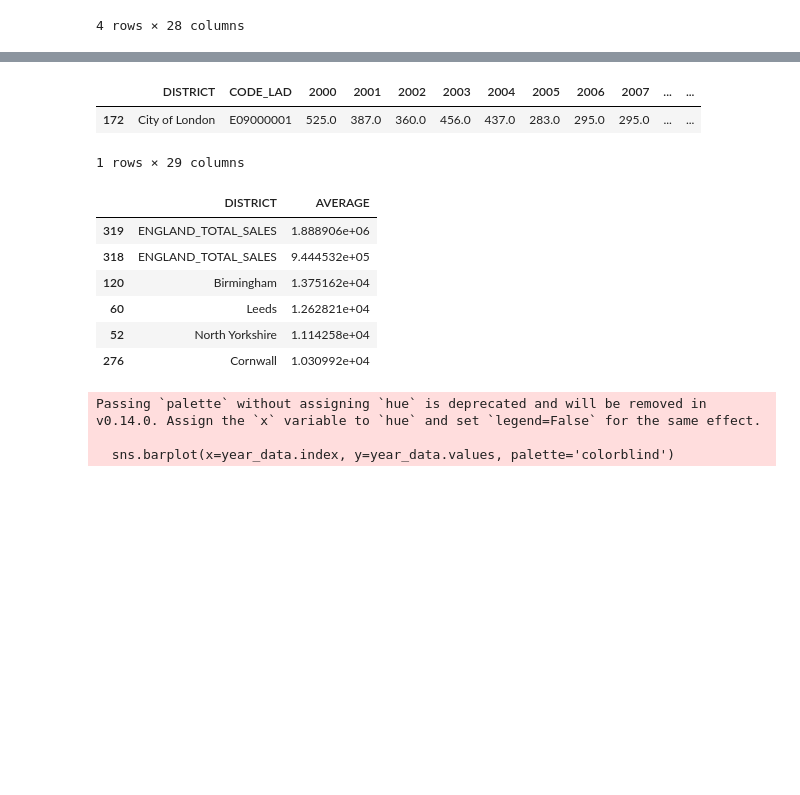
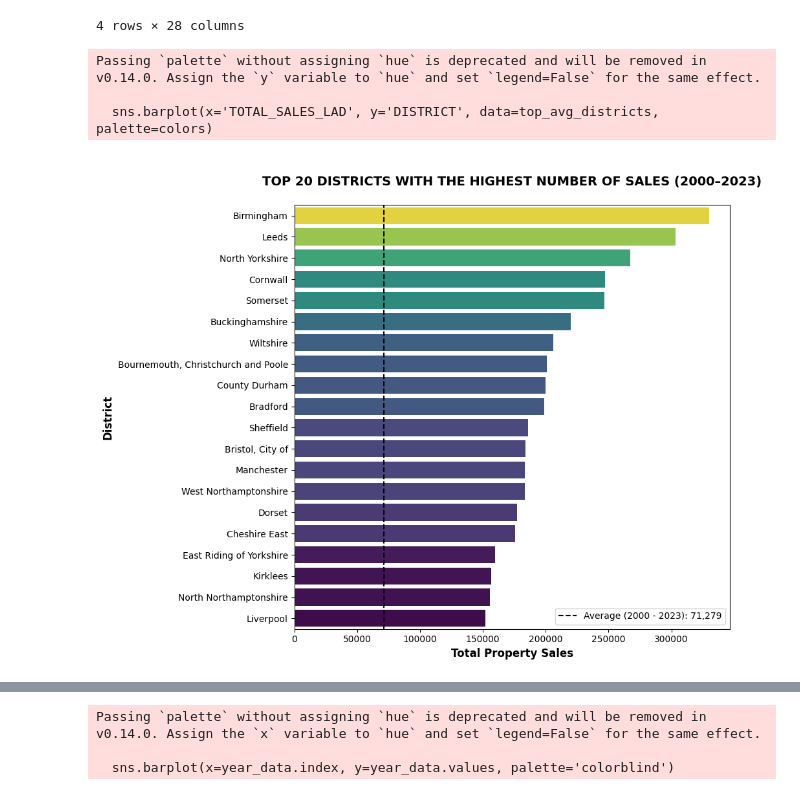
Before and after one commit to ClaudiaTurner/GEOG5990M, a Jupyter notebook: Final_Project_Python_GEOG5990M.ipynb, the cells around one changed output, grey strips where cells are left out. Saved outputs shown, nothing was run; the diff lists cells and outputs as text; code cells hidden in the pictures; blank space fills up the shorter version.

```diff
--- a/Final_Project_Python_GEOG5990M.ipynb
+++ b/Final_Project_Python_GEOG5990M.ipynb
@@ -256,3 +253,42 @@ Sales_England.head(4)
+# %%
+
+from matplotlib import cm
+
+# Assuming 'filtered_sales' and 'top_avg_districts' are your DataFrames
+
+# 1. Filter out summary row
+filtered_sales = Sales_England[Sales_England['DISTRICT'] != 'ENGLAND_TOTAL_YEAR']
+
+# 2. Sort by total and get top 20
+top_avg_districts = filtered_sales.sort_values('TOTAL_SALES_LAD', ascending=False).head(20)
+
+# 3. Calculate average total sales for these 20 districts
+avg_sales = filtered_sales['TOTAL_SALES_LAD'].mean()
+
+# 4. Create colorblind-friendly gradient
+norm = plt.Normalize(top_avg_districts['TOTAL_SALES_LAD'].min(), top_avg_districts['TOTAL_SALES_LAD'].max())
+cmap = cm.get_cmap('viridis')
+colors = [cmap(norm(val)) for val in top_avg_districts['TOTAL_SALES_LAD']]
+
+# 5. Plot
+plt.figure(figsize=(10, 8))
+sns.barplot(x='TOTAL_SALES_LAD', y='DISTRICT', data=top_avg_districts, palette=colors)
+
+# 6. Add vertical line for average
+plt.axvline(avg_sales, color='black', linestyle='--', linewidth=1.5, label=f"Average (2000 - 2023): {int(avg_sales):,}")
+
+# 7. Labels, title, legend
+plt.title("\nTOP 20 DISTRICTS WITH THE HIGHEST NUMBER OF SALES (2000–2023)\n", fontsize=14, fontweight='bold')
+plt.xlabel("Total Property Sales", fontsize=12, fontweight='bold')
+plt.ylabel("District", fontsize=12, fontweight='bold')
+plt.legend(loc='lower right')
+plt.tight_layout()
+plt.show()
+# %% [output]
+Passing `palette` without assigning `hue` is deprecated and will be removed in v0.14.0. Assign the `y` variable to `hue` and set `legend=False` for the same effect.
+
+  sns.barplot(x='TOTAL_SALES_LAD', y='DISTRICT', data=top_avg_districts, palette=colors)
+[figure, added]
 # %%
 # NEW ROW: TOTAL SALES AMOUNT PER YEAR IN ENGLAND
 
@@ -289,19 +325,3 @@ Sales_England.tail()
 | 317 | Merthyr Tydfil | W06000024 | 762.0 | 779.0 | 1000.0 | 1016.0 | 1061.0 | 840.0 | 977.0 | 1006.0 | ... | ... |
 | 318 | ENGLAND_TOTAL_SALES | ENGLAND_TOTAL_SALES | 1185922.0 | 1190392.0 | 1338117.0 | 1216187.0 | 1328075.0 | 1022613.0 | 1260377.0 | 1340853.0 | ... | ... |
 5 rows × 28 columns
-# %%
-Sales_England.loc[Sales_England['DISTRICT'] == 'City of London']
-# %% [output]
-|  | DISTRICT | CODE_LAD | 2000 | 2001 | 2002 | 2003 | 2004 | 2005 | 2006 | 2007 | ... | ... |
-| 172 | City of London | E09000001 | 525.0 | 387.0 | 360.0 | 456.0 | 437.0 | 283.0 | 295.0 | 295.0 | ... | ... |
-1 rows × 29 columns
-# %%
-Sales_England.nlargest(6, 'AVERAGE')[['DISTRICT', 'AVERAGE']]
-# %% [output]
-|  | DISTRICT | AVERAGE |
-| 319 | ENGLAND_TOTAL_SALES | 1.888906e+06 |
-| 318 | ENGLAND_TOTAL_SALES | 9.444532e+05 |
-| 120 | Birmingham | 1.375162e+04 |
-| 60 | Leeds | 1.262821e+04 |
-| 52 | North Yorkshire | 1.114258e+04 |
-| 276 | Cornwall | 1.030992e+04 |
```
Also changed, not shown: parts of 18 cells of this notebook.
